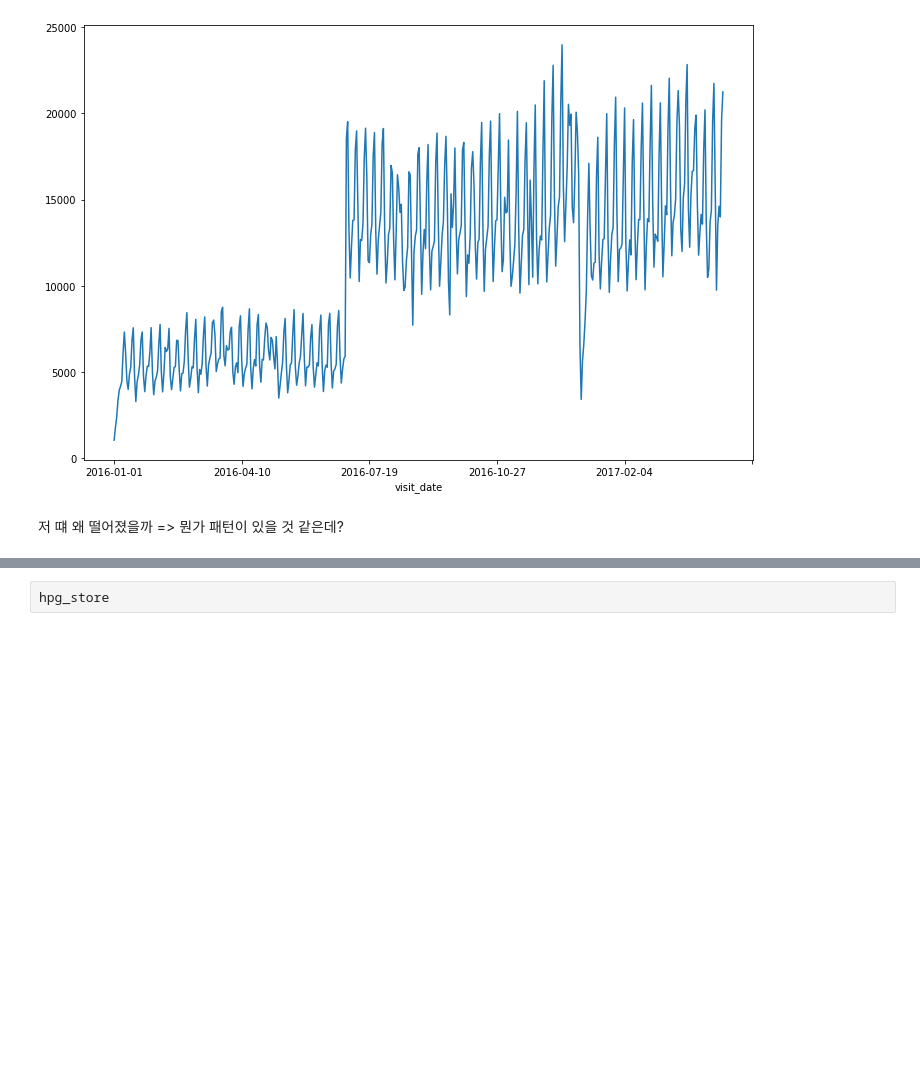
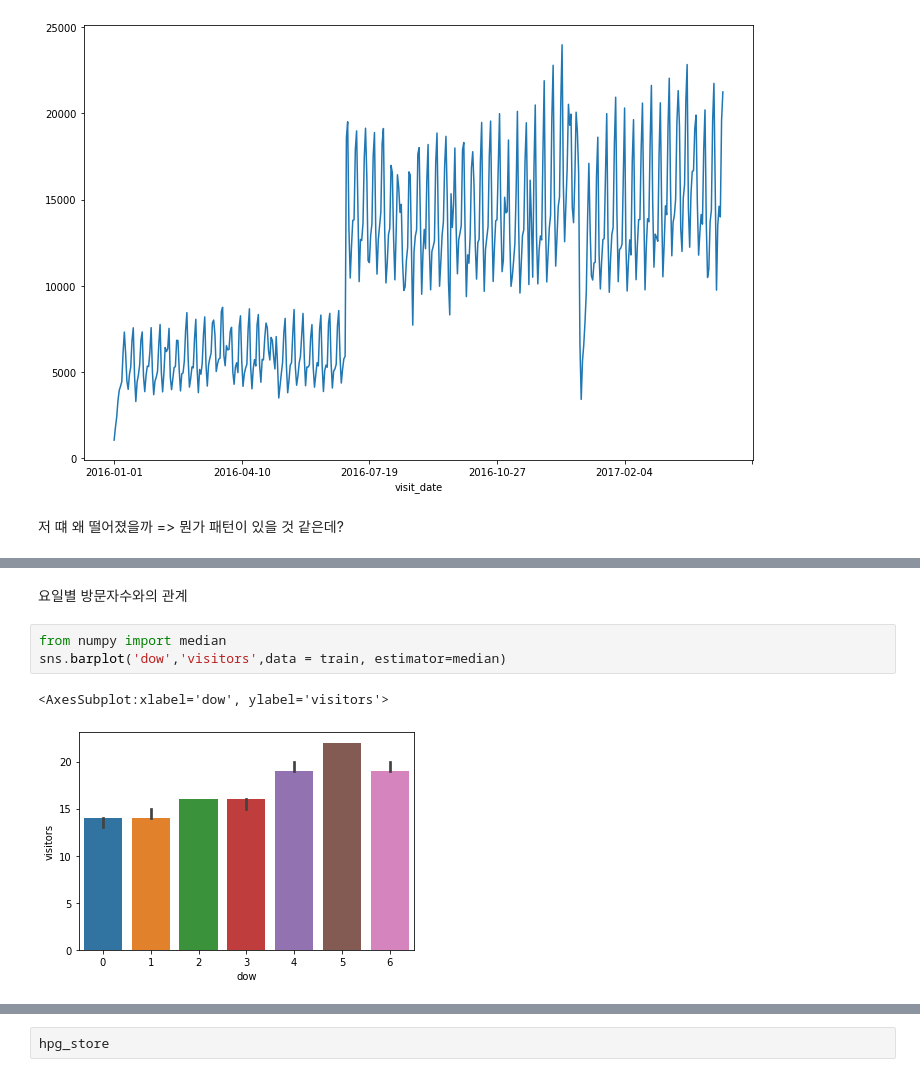
Before and after one commit to sonleave/Hackathon-KaggleFestival, a Jupyter notebook: jiwoo/Hackathon1.ipynb, the cells around one changed output, grey strips where cells are left out. Drawn from its saved outputs; the diff is of its cells as text; blank space fills up the shorter version.

```diff
--- a/jiwoo/Hackathon1.ipynb
+++ b/jiwoo/Hackathon1.ipynb
@@ -200,0 +207,8 @@ plt.show()
+# %% [markdown]
+요일별 방문자수와의 관계
+# %%
+from numpy import median
+sns.barplot('dow','visitors',data = train, estimator=median)
+# %% [output]
+<AxesSubplot:xlabel='dow', ylabel='visitors'>
+[figure, added]
```
Also changed, not shown: parts of 23 cells of this notebook, 1 other file.
